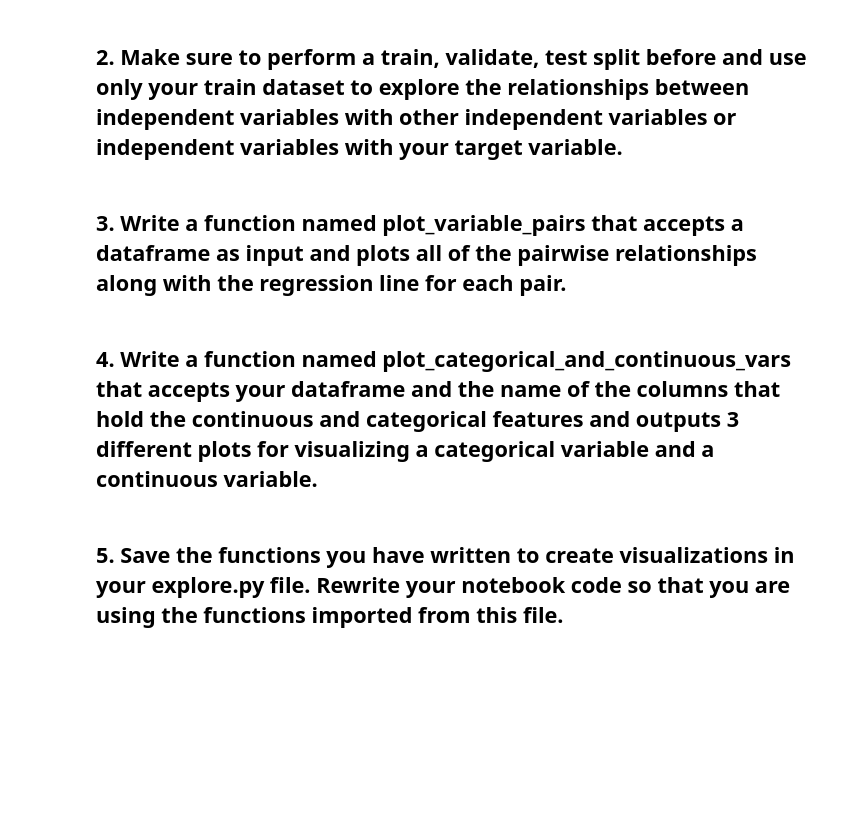
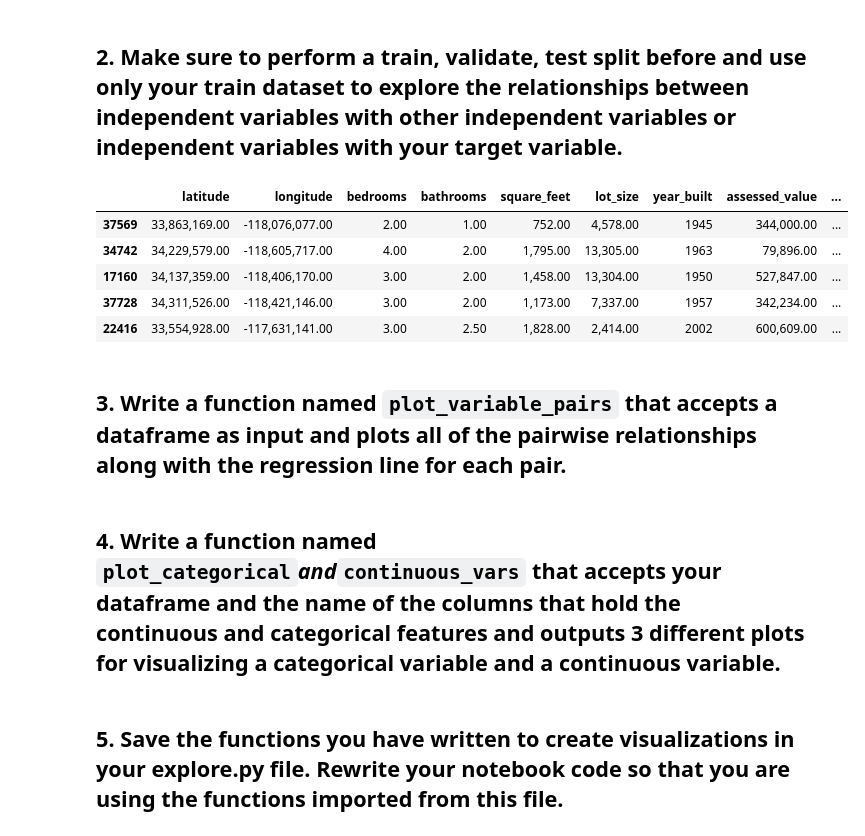
Before and after one commit to m3redithw/regression-exercises, a Jupyter notebook: explore.ipynb, the cells around one changed output. Cells and saved outputs as stored; diff of their text form; code cells hidden in the pictures; blank space fills up the shorter version.

```diff
--- a/explore.ipynb
+++ b/explore.ipynb
@@ -119,3 +136,5 @@ df['county_id'] = df['county_id'].astype(int)
+# %%
+df = df.drop(['fips_code'], axis=1)
 # %%
 df.dtypes
 # %% [output]
@@ -429,5 +452,14 @@ def split(df):
     return train, validate, test
 # %% [markdown]
 ## 2. Make sure to perform a train, validate, test split before and use only your train dataset to explore the relationships between independent variables with other independent variables or independent variables with your target variable.
+# %%
+train.head()
+# %% [output]
+|  | latitude | longitude | bedrooms | bathrooms | square_feet | lot_size | year_built | assessed_value | ... |
+| 37569 | 33,863,169.00 | -118,076,077.00 | 2.00 | 1.00 | 752.00 | 4,578.00 | 1945 | 344,000.00 | ... |
+| 34742 | 34,229,579.00 | -118,605,717.00 | 4.00 | 2.00 | 1,795.00 | 13,305.00 | 1963 | 79,896.00 | ... |
+| 17160 | 34,137,359.00 | -118,406,170.00 | 3.00 | 2.00 | 1,458.00 | 13,304.00 | 1950 | 527,847.00 | ... |
+| 37728 | 34,311,526.00 | -118,421,146.00 | 3.00 | 2.00 | 1,173.00 | 7,337.00 | 1957 | 342,234.00 | ... |
+| 22416 | 33,554,928.00 | -117,631,141.00 | 3.00 | 2.50 | 1,828.00 | 2,414.00 | 2002 | 600,609.00 | ... |
 # %% [markdown]
-## 3. Write a function named plot_variable_pairs that accepts a dataframe as input and plots all of the pairwise relationships along with the regression line for each pair.
+## 3. Write a function named `plot_variable_pairs` that accepts a dataframe as input and plots all of the pairwise relationships along with the regression line for each pair.
@@ -434,2 +475,2 @@ def split(df):
 # %% [markdown]
-## 4. Write a function named plot_categorical_and_continuous_vars that accepts your dataframe and the name of the columns that hold the continuous and categorical features and outputs 3 different plots for visualizing a categorical variable and a continuous variable.
+## 4. Write a function named `plot_categorical`_and_`continuous_vars` that accepts your dataframe and the name of the columns that hold the continuous and categorical features and outputs 3 different plots for visualizing a categorical variable and a continuous variable.
```
Also changed, not shown: parts of 26 cells of this notebook.
